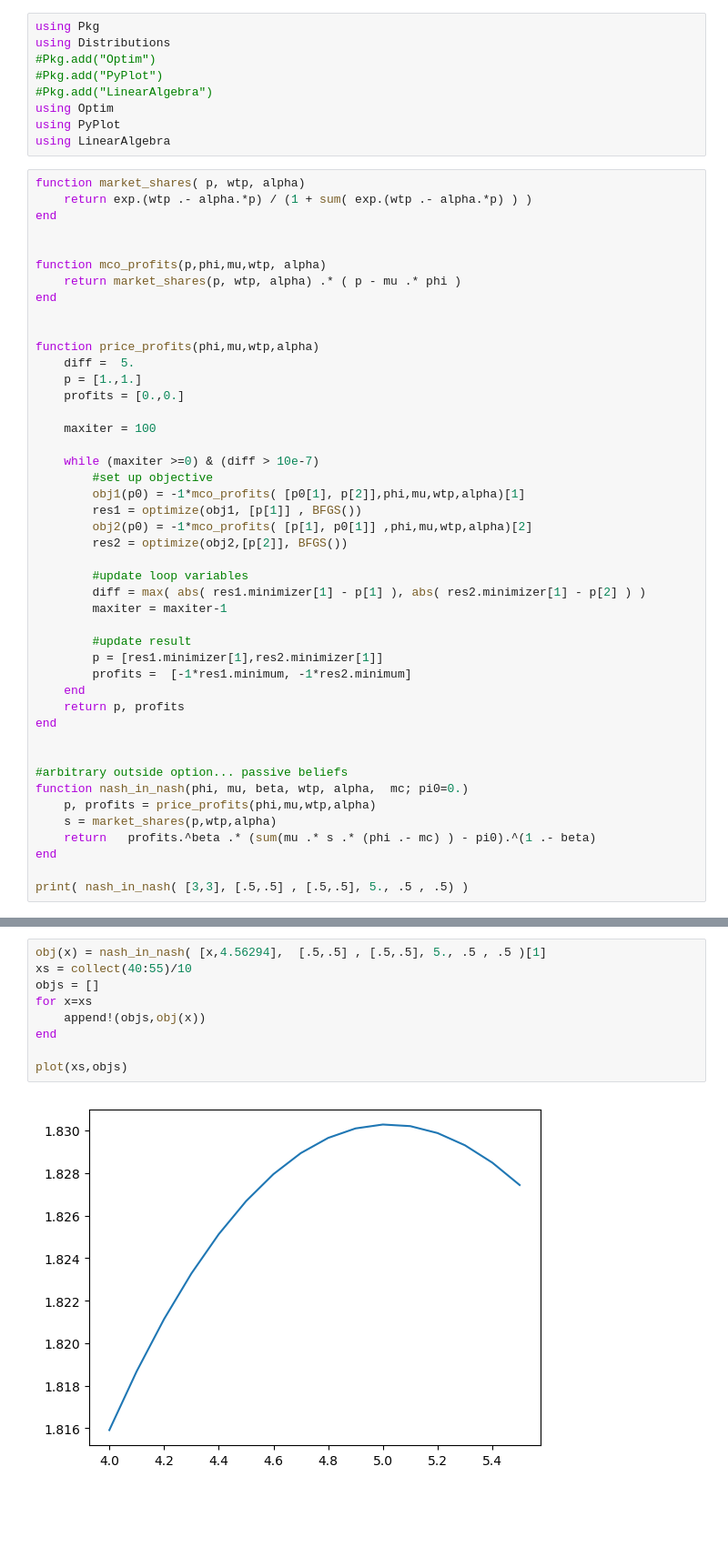
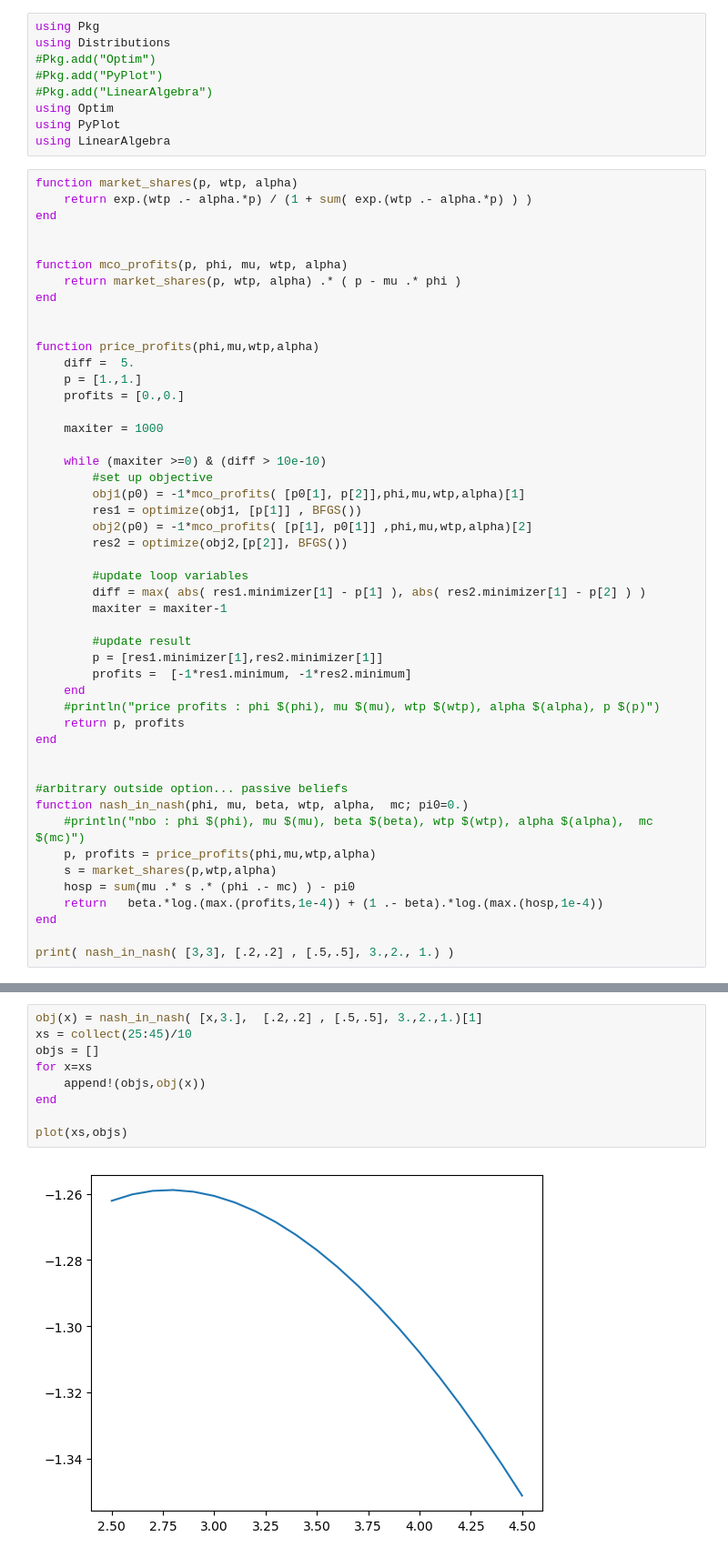
Before and after one commit to ericschulman/health_bargains, a Jupyter notebook: logit_reverse.ipynb, the cells around one changed output, grey strips where cells are left out. Shown at 91% size. Drawn from its saved outputs; the diff is of its cells as text; blank space fills up the shorter version.

```diff
--- a/logit_reverse.ipynb
+++ b/logit_reverse.ipynb
@@ -8,12 +8,12 @@ using Optim
 using PyPlot
 using LinearAlgebra
 # %%
-function market_shares( p, wtp, alpha)
+function market_shares(p, wtp, alpha)
     return exp.(wtp .- alpha.*p) / (1 + sum( exp.(wtp .- alpha.*p) ) )
 end
 
 
-function mco_profits(p,phi,mu,wtp, alpha)
+function mco_profits(p, phi, mu, wtp, alpha)
     return market_shares(p, wtp, alpha) .* ( p - mu .* phi )
 end
 
@@ -23,9 +23,9 @@ function price_profits(phi,mu,wtp,alpha)
     p = [1.,1.]
     profits = [0.,0.]
 
-    maxiter = 100
+    maxiter = 1000
 
-    while (maxiter >=0) & (diff > 10e-7)
+    while (maxiter >=0) & (diff > 10e-10)
         #set up objective
         obj1(p0) = -1*mco_profits( [p0[1], p[2]],phi,mu,wtp,alpha)[1]
         res1 = optimize(obj1, [p[1]] , BFGS())
@@ -40,16 +40,19 @@ function price_profits(phi,mu,wtp,alpha)
         p = [res1.minimizer[1],res2.minimizer[1]]
         profits =  [-1*res1.minimum, -1*res2.minimum]
     end
+    #println("price profits : phi $(phi), mu $(mu), wtp $(wtp), alpha $(alpha), p $(p)")
     return p, profits
 end
 
 
 #arbitrary outside option... passive beliefs
 function nash_in_nash(phi, mu, beta, wtp, alpha,  mc; pi0=0.)
+    #println("nbo : phi $(phi), mu $(mu), beta $(beta), wtp $(wtp), alpha $(alpha),  mc $(mc)")
     p, profits = price_profits(phi,mu,wtp,alpha)
     s = market_shares(p,wtp,alpha)
-    return   profits.^beta .* (sum(mu .* s .* (phi .- mc) ) - pi0).^(1 .- beta)
+    hosp = sum(mu .* s .* (phi .- mc) ) - pi0
+    return   beta.*log.(max.(profits,1e-4)) + (1 .- beta).*log.(max.(hosp,1e-4))
 end
 
-print( nash_in_nash( [3,3], [.5,.5] , [.5,.5], 5., .5 , .5) )
+print( nash_in_nash( [3,3], [.2,.2] , [.5,.5], 3.,2., 1.) )
 # %% [output]
@@ -57,14 +60,14 @@ print( nash_in_nash( [3,3], [.5,.5] , [.5,.5], 5., .5 , .5) )
 # %%
-obj(x) = nash_in_nash( [x,4.56294],  [.5,.5] , [.5,.5], 5., .5 , .5 )[1]
-xs = collect(40:55)/10
+obj(x) = nash_in_nash( [x,3.],  [.2,.2] , [.5,.5], 3.,2.,1.)[1]
+xs = collect(25:45)/10
 objs = []
 for x=xs
     append!(objs,obj(x))
 end
 
 plot(xs,objs)
 # %% [output]
-[figure, old version]
+[figure, new version]
 1-element Array{PyCall.PyObject,1}:
  PyObject <matplotlib.lines.Line2D object at 0x...>
 # %%
```
Also changed, not shown: parts of 7 cells of this notebook, 2 other files.
